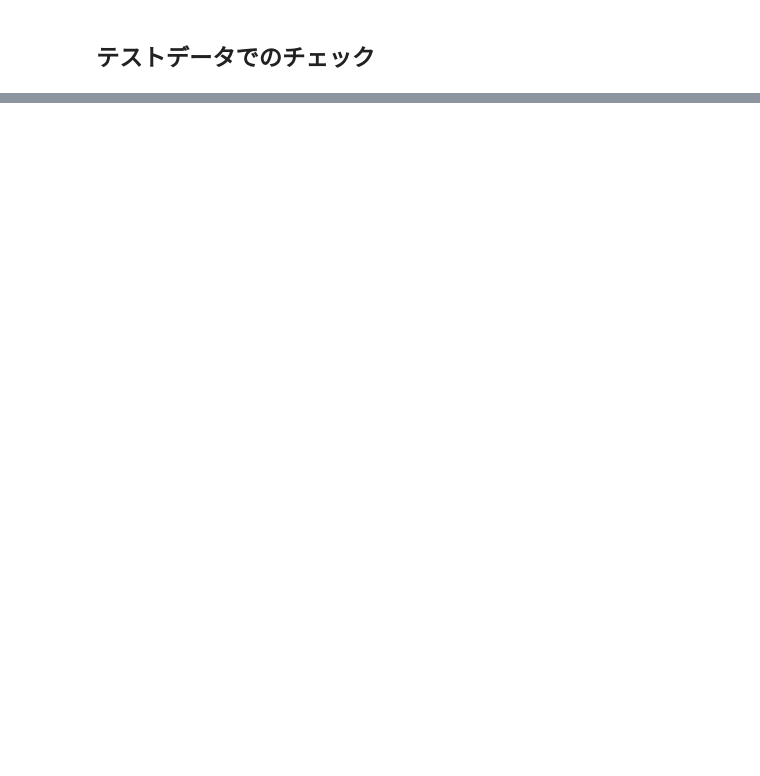
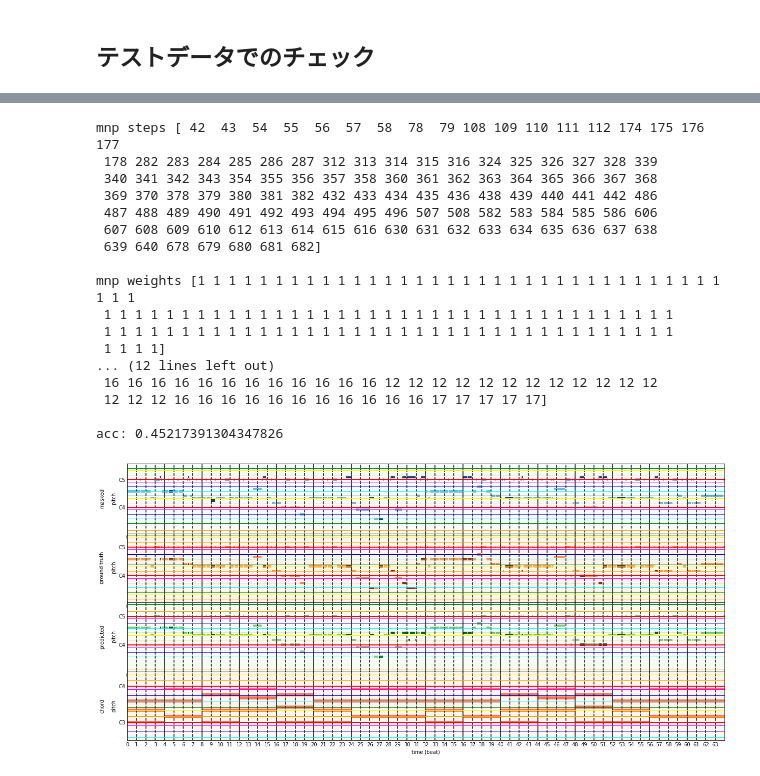
Before and after one commit to fuurin/schwbert, a Jupyter notebook: pretraining.ipynb, the cells around one changed output, grey strips where cells are left out. Saved outputs shown, nothing was run; the diff lists cells and outputs as text; code cells hidden in the pictures; blank space fills up the shorter version.

```diff
--- a/pretraining/theorytab_attn_cond.ipynb
+++ b/pretraining.ipynb
@@ -1460,7 +1681,7 @@ albert_base:config@2019-11-20_14:14.json saved
 # %%
 config = load_config(config_file_name, directory)
 
-body_trained = load_body(config, MelodyEmbeddings(config), ChordEmbeddings(config), directory)
+body_trained = load_body(config, directory)
 
 models_trained = [
     load_model(
@@ -1502,0 +1726,11 @@ Accuracy result by 1567 test data: 0.31799018383026123
+# %%
+device = torch.device("cpu")
+model = model.to(device)
+
+model.eval()
+batch = dataloaders_dict['test']()
+print("batch size:", len(batch.melody))
+
+with torch.set_grad_enabled(False):
+    batch = model.send(batch, device)
+    output = model(batch)
@@ -1502,0 +1739,67 @@ Accuracy result by 1567 test data: 0.31799018383026123
+# %%
+batch_id = 0
+
+bundle = Bundle({
+    "melody": batch.melody[batch_id].numpy(),
+    "chord": batch.chord[batch_id].numpy(),
+    "meta": batch.meta[batch_id]
+})
+bundle.meta.melody_pitch_range = [0, config.melody_vocab_size]
+steps = batch.mnp_steps.numpy()
+labels = batch.mnp_labels.numpy()
+weights = batch.mnp_weights.numpy()
+
+print("mnp steps", steps[batch_id])
+print("\nmnp weights", weights[batch_id].squeeze(-1))
+
+weight_len = weights[batch_id].sum()
+print("\nweight len:", weight_len)
+
+ppr = bundle.get_ppr()
+
+ppr.assign_constant(60)
+ppr.tracks.insert(1, ppr.tracks[0].copy())
+ppr.tracks.insert(1, ppr.tracks[0].copy())
+
+# masked
+ppr.tracks[0].pianoroll[steps[batch_id, :weight_len]] *= 2
+ppr.tracks[0].name = "masked"
+
+# ground truth
+label_ids = np.argmax(labels[batch_id], axis=-1)
+print("\nlabels:", label_ids)
+offset = batch.meta[batch_id].melody_offset
+ppr.tracks[1].pianoroll[steps[batch_id, :weight_len]] *= 0
+ppr.tracks[1].pianoroll[steps[batch_id, :weight_len], offset + label_ids[:weight_len]] = 120
+ppr.tracks[1].name = "ground truth"
+
+# predicted
+_, preds = torch.max(output[batch_id], dim=-1)
+preds = preds.numpy()
+print("\npredictions:", preds)
+offset = batch.meta[batch_id].melody_offset
+ppr.tracks[2].pianoroll[steps[batch_id, :weight_len]] *= 0
+ppr.tracks[2].pianoroll[steps[batch_id, :weight_len], offset + preds[:weight_len]] = 120
+ppr.tracks[2].name = "predicted"
+
+print("\nacc:", (label_ids == preds)[:weight_len].sum().astype(np.float) / weight_len)
+grid_plot(ppr)
+# %% [output]
+mnp steps [ 42  43  54  55  56  57  58  78  79 108 109 110 111 112 174 175 176 177
+ 178 282 283 284 285 286 287 312 313 314 315 316 324 325 326 327 328 339
+ 340 341 342 343 354 355 356 357 358 360 361 362 363 364 365 366 367 368
+ 369 370 378 379 380 381 382 432 433 434 435 436 438 439 440 441 442 486
+ 487 488 489 490 491 492 493 494 495 496 507 508 582 583 584 585 586 606
+ 607 608 609 610 612 613 614 615 616 630 631 632 633 634 635 636 637 638
+ 639 640 678 679 680 681 682]
+
+mnp weights [1 1 1 1 1 1 1 1 1 1 1 1 1 1 1 1 1 1 1 1 1 1 1 1 1 1 1 1 1 1 1 1 1 1 1 1 1
+ 1 1 1 1 1 1 1 1 1 1 1 1 1 1 1 1 1 1 1 1 1 1 1 1 1 1 1 1 1 1 1 1 1 1 1 1 1
+ 1 1 1 1 1 1 1 1 1 1 1 1 1 1 1 1 1 1 1 1 1 1 1 1 1 1 1 1 1 1 1 1 1 1 1 1 1
+ 1 1 1 1]
+... (12 lines left out)
+ 16 16 16 16 16 16 16 16 16 16 16 16 12 12 12 12 12 12 12 12 12 12 12 12
+ 12 12 12 16 16 16 16 16 16 16 16 16 16 16 17 17 17 17 17]
+
+acc: 0.45217391304347826
+[figure, added]
```
Also changed, not shown: parts of 60 cells of this notebook, 6 other files.
